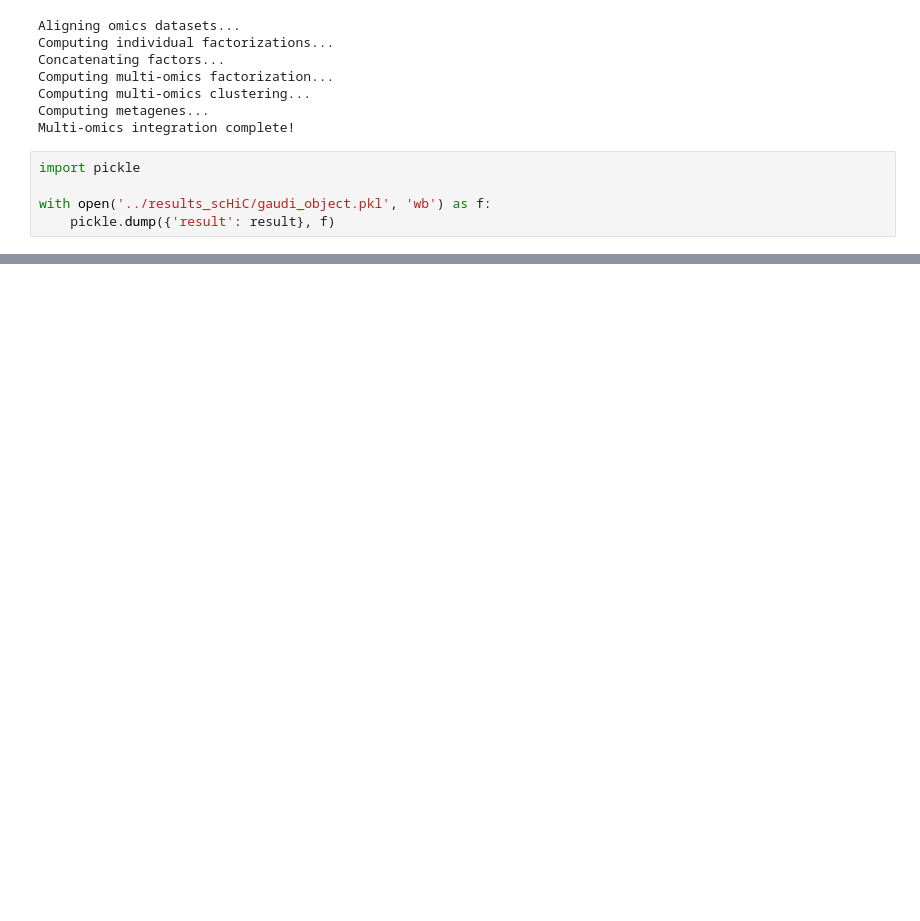
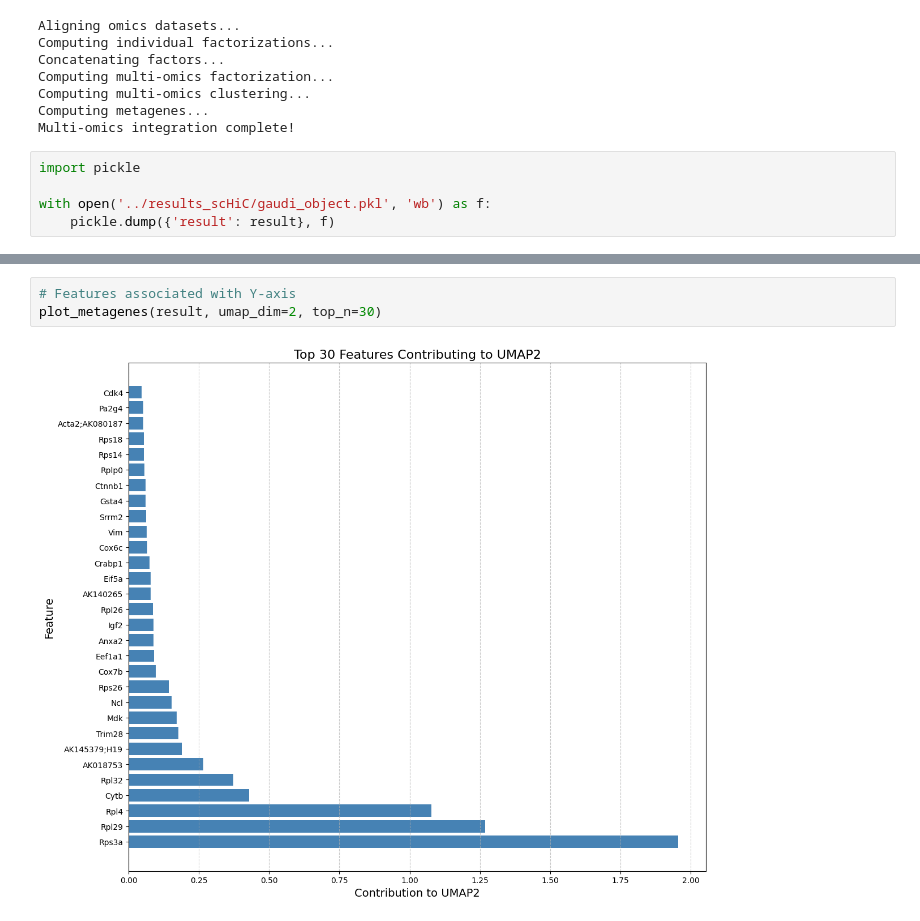
Before and after one commit to hirscheylab/umap_multiomics_integration, a Jupyter notebook: scripts/06_scHiC.ipynb, the cells around one changed output, grey strips where cells are left out. Drawn from its saved outputs; the diff is of its cells as text; blank space fills up the shorter version.

```diff
--- a/scripts/06_scHiC.ipynb
+++ b/scripts/06_scHiC.ipynb
@@ -605,0 +669,5 @@ plot_metagenes(result, umap_dim=1)
+# %%
+# Features associated with Y-axis
+plot_metagenes(result, umap_dim=2, top_n=30)
+# %% [output]
+[figure, added]
```
Also changed, not shown: parts of 17 cells of this notebook, 30 other files.
